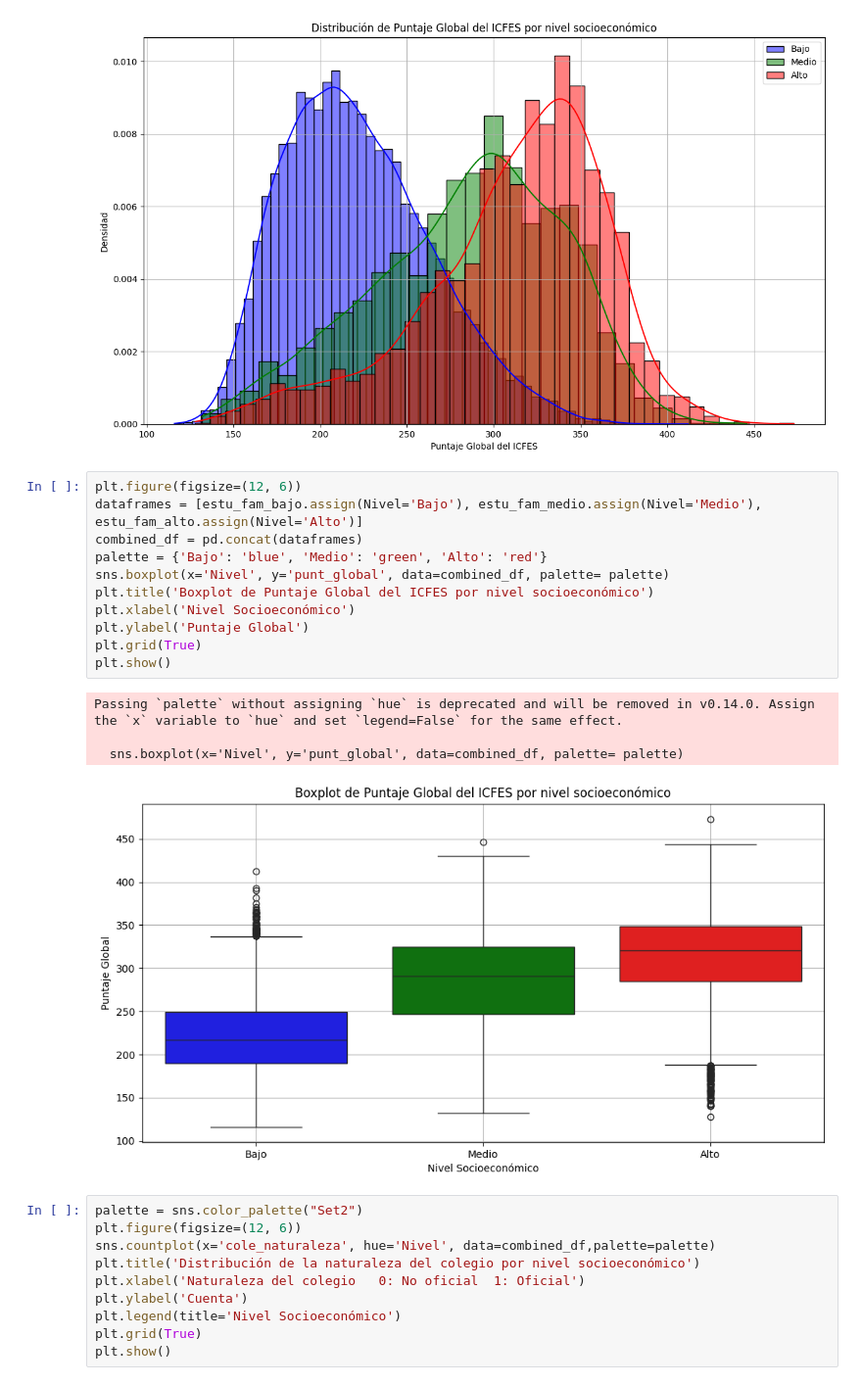
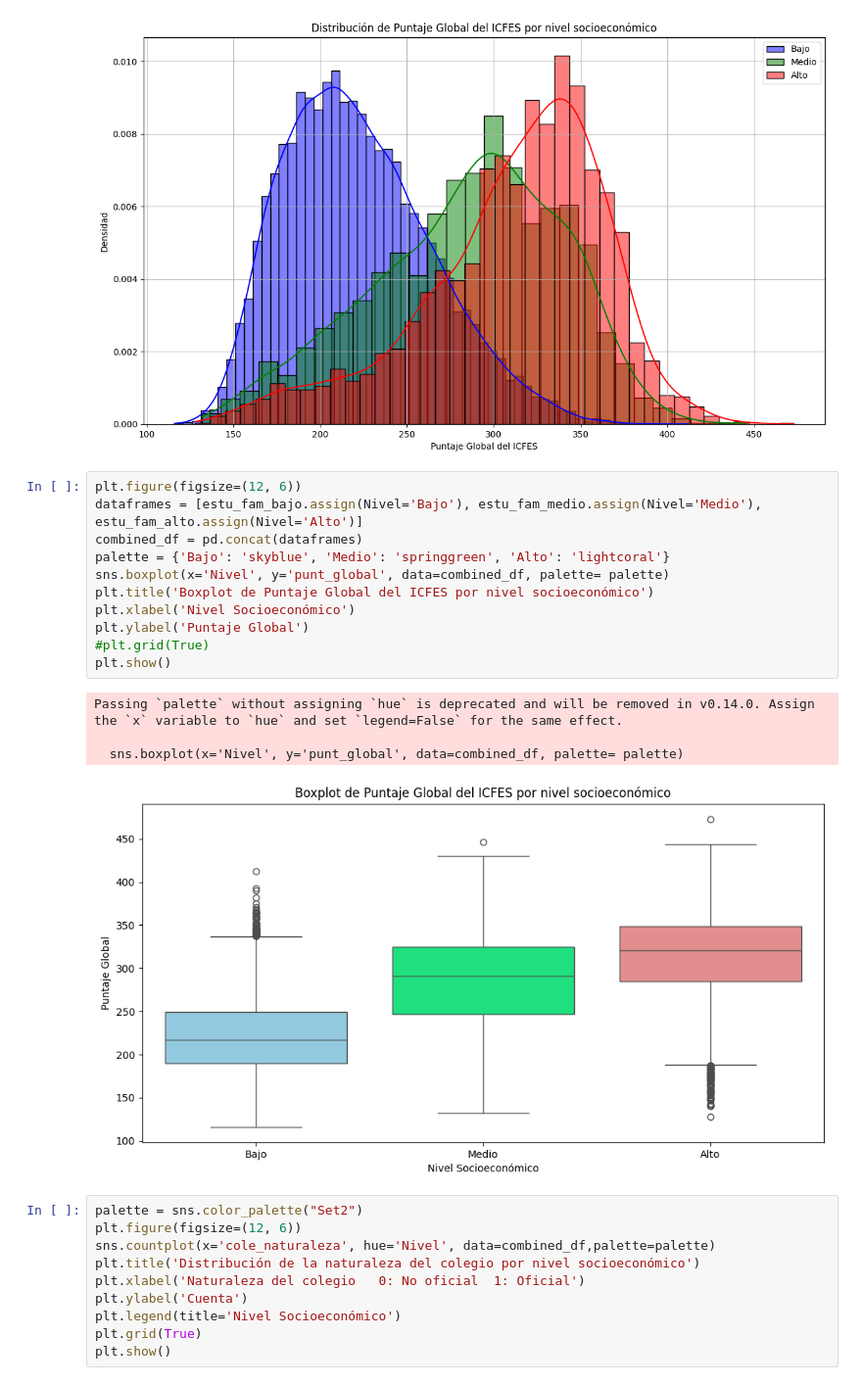
Before and after one commit to NicoAO/Proyecto-3-Anal-tica, a Jupyter notebook: S2_AnalisisDeDatos.ipynb, the cells around one changed output. Shown at 98% size. Drawn from its saved outputs; the diff is of its cells as text.

```diff
--- a/S2_AnalisisDeDatos.ipynb
+++ b/S2_AnalisisDeDatos.ipynb
@@ -69,19 +74,19 @@ plt.show()
 # %%
 plt.figure(figsize=(12, 6))
 dataframes = [estu_fam_bajo.assign(Nivel='Bajo'), estu_fam_medio.assign(Nivel='Medio'), estu_fam_alto.assign(Nivel='Alto')]
 combined_df = pd.concat(dataframes)
-palette = {'Bajo': 'blue', 'Medio': 'green', 'Alto': 'red'}
+palette = {'Bajo': 'skyblue', 'Medio': 'springgreen', 'Alto': 'lightcoral'}
 sns.boxplot(x='Nivel', y='punt_global', data=combined_df, palette= palette)
 plt.title('Boxplot de Puntaje Global del ICFES por nivel socioeconómico')
 plt.xlabel('Nivel Socioeconómico')
 plt.ylabel('Puntaje Global')
-plt.grid(True)
+#plt.grid(True)
 plt.show()
 # %% [output]
 Passing `palette` without assigning `hue` is deprecated and will be removed in v0.14.0. Assign the `x` variable to `hue` and set `legend=False` for the same effect.
 
   sns.boxplot(x='Nivel', y='punt_global', data=combined_df, palette= palette)
-[figure, old version]
+[figure, new version]
 # %%
 palette = sns.color_palette("Set2")
 plt.figure(figsize=(12, 6))
```
Also changed, not shown: parts of 2 cells of this notebook.
